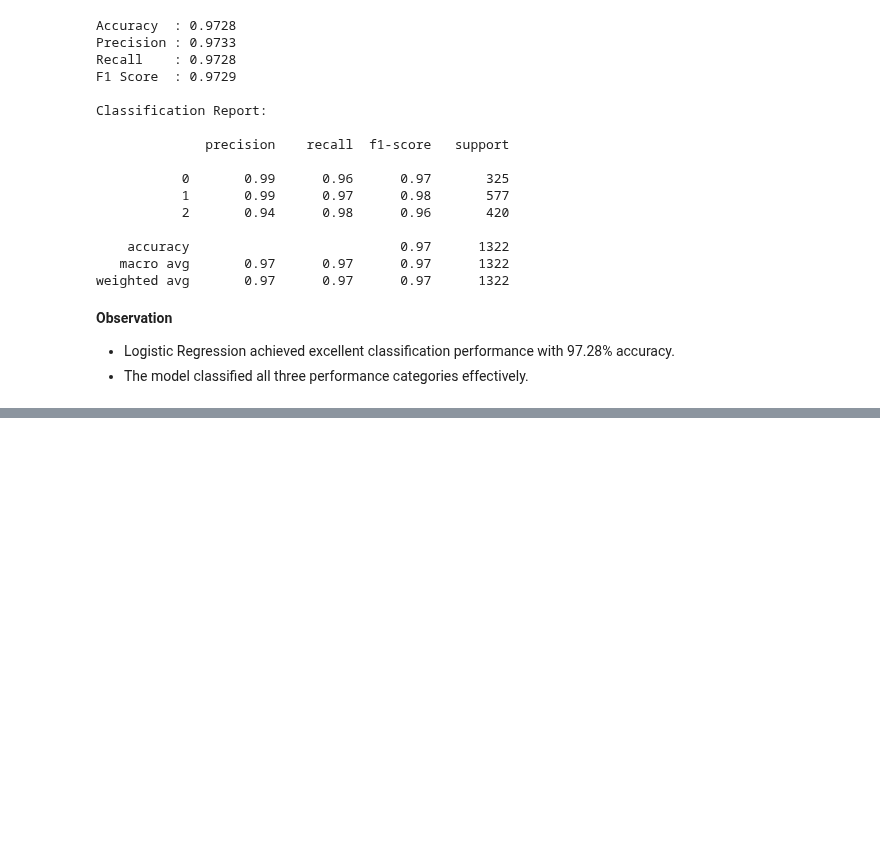
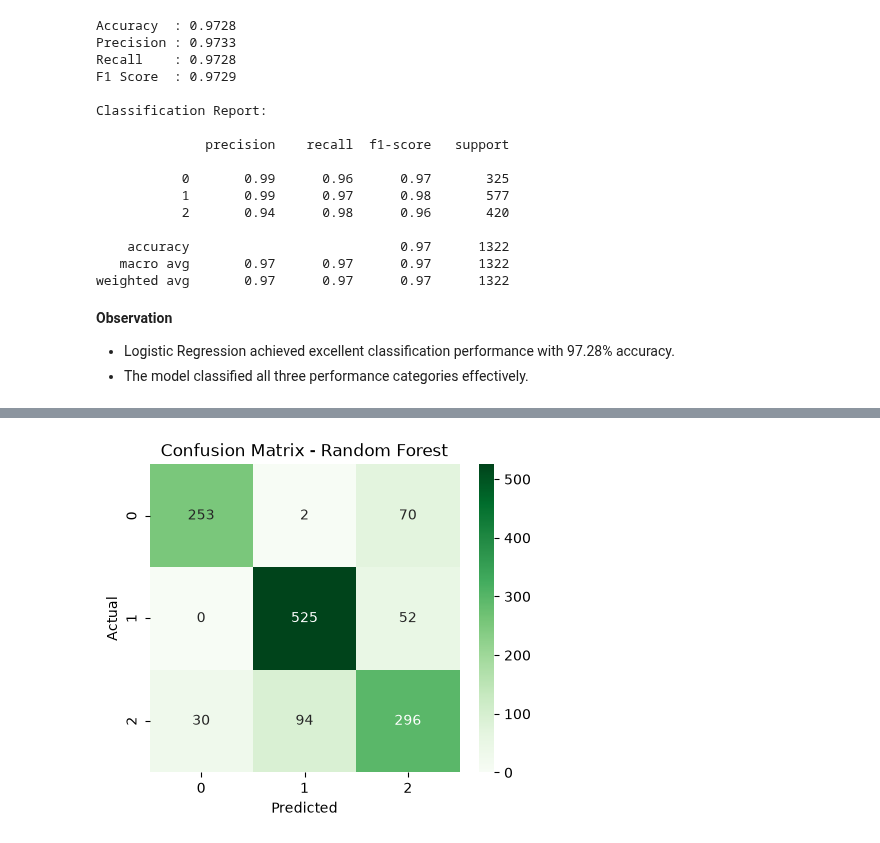
Before and after one commit to heydhwani/Smart_Study_Performance_Predictor, a Jupyter notebook: notebooks/smart_study_performance_predictor.ipynb, the cells around one changed output, grey strips where cells are left out. Saved outputs shown, nothing was run; the diff lists cells and outputs as text; code cells hidden in the pictures; blank space fills up the shorter version.

```diff
--- a/notebooks/smart_study_performance_predictor.ipynb
+++ b/notebooks/smart_study_performance_predictor.ipynb
@@ -835,0 +886,15 @@ weighted avg       0.97      0.97      0.97      1322
+# %%
+y_pred_rf_cls = rf_cls.predict(X_test_cls)
+
+accuracy_rf = accuracy_score(y_test_cls, y_pred_rf_cls)
+precision_rf = precision_score(y_test_cls, y_pred_rf_cls, average="weighted")
+recall_rf = recall_score(y_test_cls, y_pred_rf_cls, average="weighted")
+f1_rf = f1_score(y_test_cls, y_pred_rf_cls, average="weighted")
+
+print(f"Accuracy  : {accuracy_rf:.4f}")
+print(f"Precision : {precision_rf:.4f}")
+print(f"Recall    : {recall_rf:.4f}")
+print(f"F1 Score  : {f1_rf:.4f}")
+
+print("\nClassification Report:\n")
+print(classification_report(y_test_cls, y_pred_rf_cls))
@@ -835,0 +918,18 @@ weighted avg       0.97      0.97      0.97      1322
+# %%
+cm_rf = confusion_matrix(y_test_cls, y_pred_rf_cls)
+
+plt.figure(figsize=(5,4))
+sns.heatmap(
+    cm_rf,
+    annot=True,
+    fmt="d",
+    cmap="Greens"
+)
+
+plt.xlabel("Predicted")
+plt.ylabel("Actual")
+plt.title("Confusion Matrix - Random Forest")
+
+plt.show()
+# %% [output]
+[figure, added]
```
Also changed, not shown: parts of 12 cells of this notebook, 2 other files.
